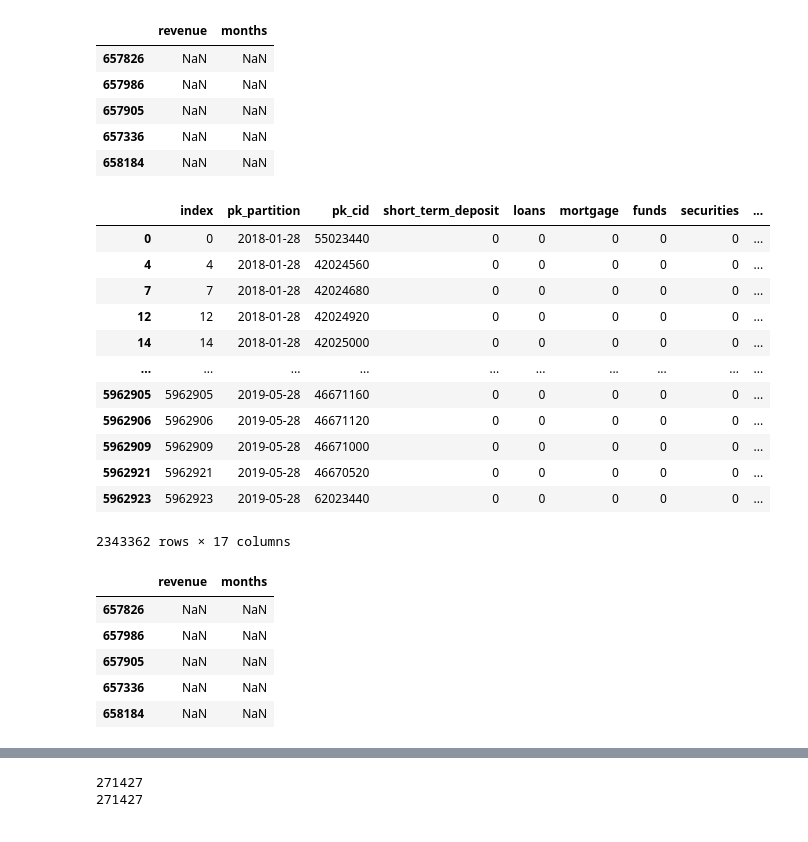
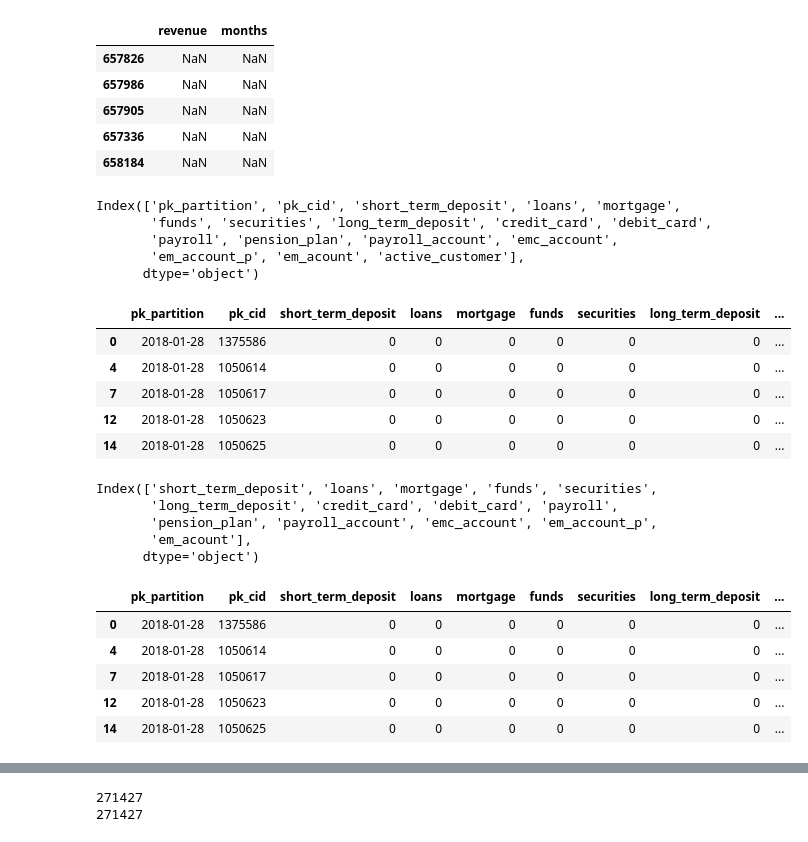
Before and after one commit to aggarcia1996/final_project_adjt, a Jupyter notebook: 02_EDA_Javier.ipynb, the cells around one changed output, grey strips where cells are left out. Drawn from its saved outputs; the diff is of its cells as text; code cells hidden in the pictures.

```diff
--- a/02_EDA_Javier.ipynb
+++ b/02_EDA_Javier.ipynb
@@ -425,8 +443,6 @@ df.head()
 # active: df with all partitions of customers in active_id
 # non_active: df with all partitions of customers in non_active_id
 # rank_active_df: rank active customers in terms of revenue
-# %%
-df.reset_index(inplace=True)
 # %%
 # number of distinct customer ids:
 clients_id = df['pk_cid'].unique()
@@ -467,39 +506,48 @@ rank_active_df.head()
 | 657905 | NaN | NaN |
 | 657336 | NaN | NaN |
 | 658184 | NaN | NaN |
+# %%
+active.columns
+# %% [output]
+Index(['pk_partition', 'pk_cid', 'short_term_deposit', 'loans', 'mortgage',
+       'funds', 'securities', 'long_term_deposit', 'credit_card', 'debit_card',
+       'payroll', 'pension_plan', 'payroll_account', 'emc_account',
+       'em_account_p', 'em_acount', 'active_customer'],
+      dtype='object')
 # %%
-revenues_list = [1,1,40,60,60,40,40,40,60,60,0,40,10,10,10,10,1]
+revenues_list = [1,1,40,60,60,40,40,40, 60,60,10,40,10,10,10,10,1]
 # it has same order as the products in the df
 # %%
 active = active*revenues_list
-active
+active.head()
 # %% [output]
-|  | index | pk_partition | pk_cid | short_term_deposit | loans | mortgage | funds | securities | ... |
-| 0 | 0 | 2018-01-28 | 55023440 | 0 | 0 | 0 | 0 | 0 | ... |
-| 4 | 4 | 2018-01-28 | 42024560 | 0 | 0 | 0 | 0 | 0 | ... |
-| 7 | 7 | 2018-01-28 | 42024680 | 0 | 0 | 0 | 0 | 0 | ... |
-| 12 | 12 | 2018-01-28 | 42024920 | 0 | 0 | 0 | 0 | 0 | ... |
-| 14 | 14 | 2018-01-28 | 42025000 | 0 | 0 | 0 | 0 | 0 | ... |
-| ... | ... | ... | ... | ... | ... | ... | ... | ... | ... |
-| 5962905 | 5962905 | 2019-05-28 | 46671160 | 0 | 0 | 0 | 0 | 0 | ... |
-| 5962906 | 5962906 | 2019-05-28 | 46671120 | 0 | 0 | 0 | 0 | 0 | ... |
-| 5962909 | 5962909 | 2019-05-28 | 46671000 | 0 | 0 | 0 | 0 | 0 | ... |
-| 5962921 | 5962921 | 2019-05-28 | 46670520 | 0 | 0 | 0 | 0 | 0 | ... |
-| 5962923 | 5962923 | 2019-05-28 | 62023440 | 0 | 0 | 0 | 0 | 0 | ... |
+|  | pk_partition | pk_cid | short_term_deposit | loans | mortgage | funds | securities | long_term_deposit | ... |
+| 0 | 2018-01-28 | 1375586 | 0 | 0 | 0 | 0 | 0 | 0 | ... |
+| 4 | 2018-01-28 | 1050614 | 0 | 0 | 0 | 0 | 0 | 0 | ... |
+| 7 | 2018-01-28 | 1050617 | 0 | 0 | 0 | 0 | 0 | 0 | ... |
+| 12 | 2018-01-28 | 1050623 | 0 | 0 | 0 | 0 | 0 | 0 | ... |
+| 14 | 2018-01-28 | 1050625 | 0 | 0 | 0 | 0 | 0 | 0 | ... |
-2343362 rows × 17 columns
 # %%
 active.loc[:,'sum'] = active.iloc[:,2:16].sum(axis=1)
+# %%
+active.columns[2:16]
+# %% [output]
+Index(['short_term_deposit', 'loans', 'mortgage', 'funds', 'securities',
+       'long_term_deposit', 'credit_card', 'debit_card', 'payroll',
+       'pension_plan', 'payroll_account', 'emc_account', 'em_account_p',
+       'em_acount'],
+      dtype='object')
 # %%
 active.loc[:,'revenue'] = active.loc[:,'sum']*active.loc[:,'active_customer']
 # %%
-rank_active_df.head()
+active.head()
 # %% [output]
-|  | revenue | months |
-| 657826 | NaN | NaN |
-| 657986 | NaN | NaN |
-| 657905 | NaN | NaN |
-| 657336 | NaN | NaN |
-| 658184 | NaN | NaN |
+|  | pk_partition | pk_cid | short_term_deposit | loans | mortgage | funds | securities | long_term_deposit | ... |
+| 0 | 2018-01-28 | 1375586 | 0 | 0 | 0 | 0 | 0 | 0 | ... |
+| 4 | 2018-01-28 | 1050614 | 0 | 0 | 0 | 0 | 0 | 0 | ... |
+| 7 | 2018-01-28 | 1050617 | 0 | 0 | 0 | 0 | 0 | 0 | ... |
+| 12 | 2018-01-28 | 1050623 | 0 | 0 | 0 | 0 | 0 | 0 | ... |
+| 14 | 2018-01-28 | 1050625 | 0 | 0 | 0 | 0 | 0 | 0 | ... |
 # %%
 rank_active_df.loc[657826,'revenue'] = active.loc[active['pk_cid']==657826,'revenue'].sum()
 rank_active_df.loc[657826,'months'] = active.loc[active['pk_cid']==657826,'active_customer'].sum()
```
Also changed, not shown: parts of 41 cells of this notebook.
